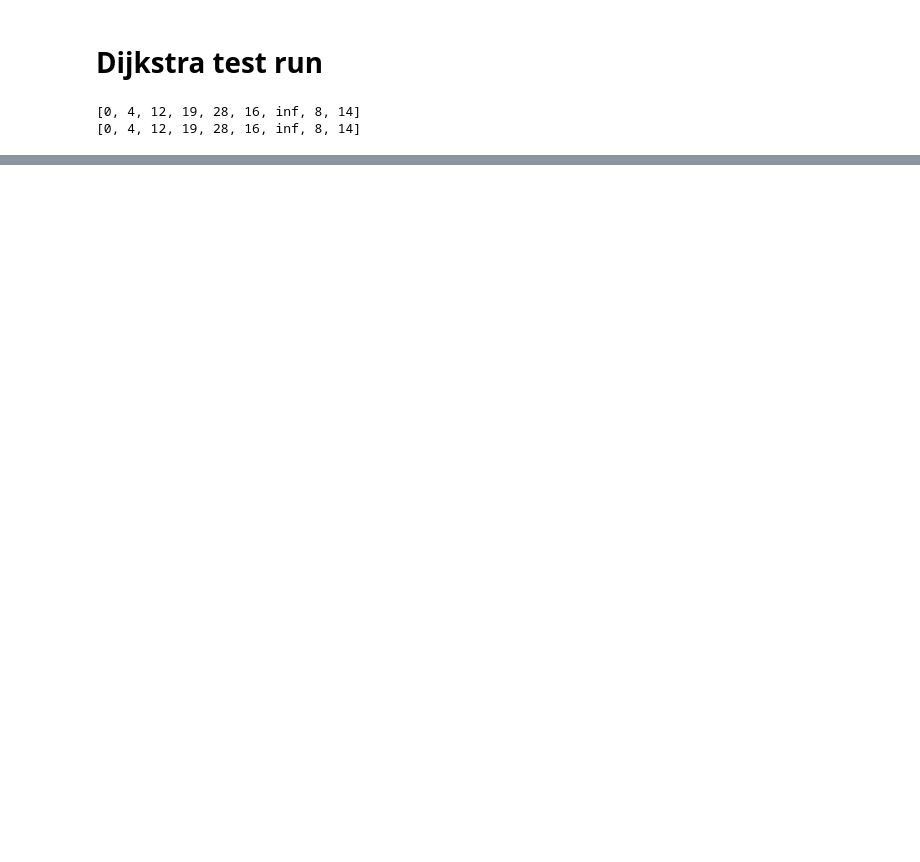
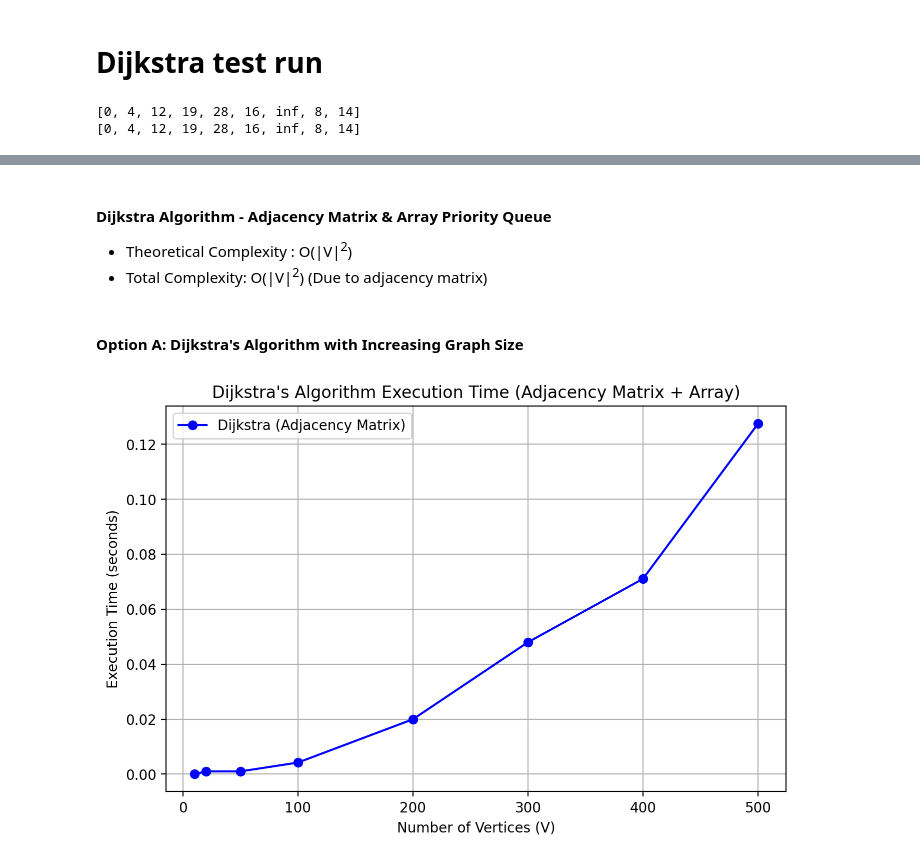
Before and after one commit to HangenYuu/SC2001-Lab, a Jupyter notebook: Project 2/dijkstra.ipynb, the cells around one changed output, grey strips where cells are left out. Saved outputs shown, nothing was run; the diff lists cells and outputs as text; code cells hidden in the pictures; blank space fills up the shorter version.

```diff
--- a/Project 2/dijkstra.ipynb
+++ b/Project 2/dijkstra.ipynb
@@ -69,0 +72,47 @@ print(dijkstra_matrix(matrix_graph, 0))
+# %% [markdown]
+#### Dijkstra Algorithm - Adjacency Matrix & Array Priority Queue
+- Theoretical Complexity : O(|V|<sup>2</sup>)
+- Total Complexity: O(|V|<sup>2</sup>) (Due to adjacency matrix)
+# %% [markdown]
+#### Option A: Dijkstra's Algorithm with Increasing Graph Size
+# %%
+import time
+import random
+import matplotlib.pyplot as plt
+import numpy as np
+
+# Function to generate a random graph with adjacency matrix representation
+def generate_random_matrix_graph(V, density=0.3):
+    graph = Graph(V, "adjacency_matrix")
+
+    for u in range(V):
+        for v in range(u + 1, V):
+            if random.random() < density:  # Randomly add edges
+                weight = random.randint(1, 20)
+                graph.add_edge(u, v, weight)
+
+    return graph
+
+# Measure execution time of Dijkstra's algorithm (adjacency matrix + array)
+def benchmark_dijkstra_matrix(V, density=0.3):
+    graph = generate_random_matrix_graph(V, density)
+
+    start_time = time.time()
+    dijkstra_matrix(graph, 0)
+    return time.time() - start_time
+
+# Experiment: Run Dijkstra on increasing graph sizes
+V_values = [10, 20, 50, 100, 200, 300, 400, 500]
+times = [benchmark_dijkstra_matrix(V) for V in V_values]
+
+# Plot results
+plt.figure(figsize=(8, 5))
+plt.plot(V_values, times, marker="o", linestyle="-", color="b", label="Dijkstra (Adjacency Matrix)")
+plt.xlabel("Number of Vertices (V)")
+plt.ylabel("Execution Time (seconds)")
+plt.title("Dijkstra's Algorithm Execution Time (Adjacency Matrix + Array)")
+plt.legend()
+plt.grid(True)
+plt.show()
+# %% [output]
+[figure, added]
```
Also changed, not shown: parts of 4 cells of this notebook.
